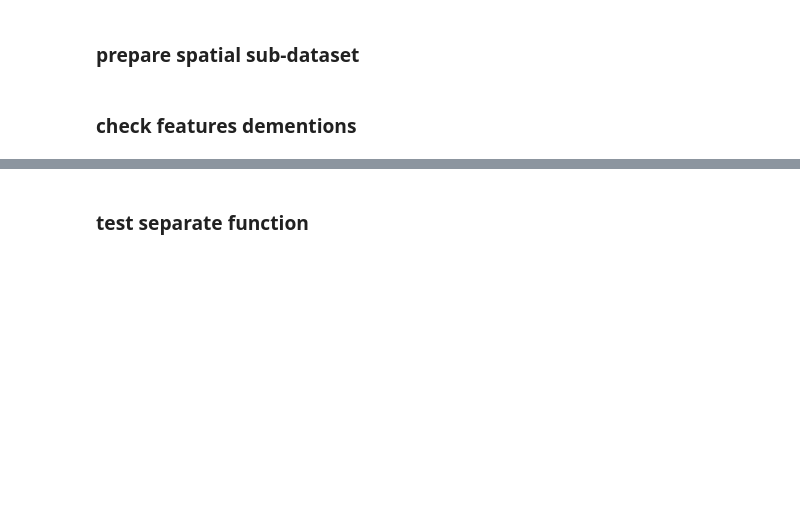
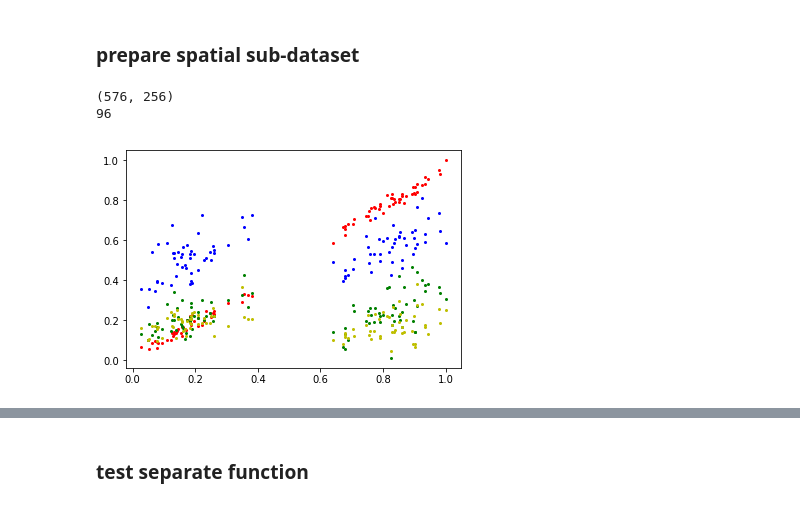
Before and after one commit to huyhoangk50/rice_recognition, a Jupyter notebook: SimpleNet/SimpleNet.ipynb, the cells around one changed output, grey strips where cells are left out. Saved outputs shown, nothing was run; the diff lists cells and outputs as text; code cells hidden in the pictures; blank space fills up the shorter version.

```diff
--- a/SimpleNet/SimpleNet.ipynb
+++ b/SimpleNet/SimpleNet.ipynb
@@ -12,6 +20,8 @@ from keras.layers import Flatten
 # from unittest import Testcase
 # %% [output]
 Using TensorFlow backend.
+# %%
+dictionary = pd.read_csv('../data/dictionary.csv')
 # %% [markdown]
 # Reconstruct dataset
 # %% [markdown]
@@ -138,2 +56,16 @@ def loadSpatialFeature(spPositions, seedsNum = 96, featuresNum = 6, list_file_pa
+# %%
+def loadSpecData(species, dictPath = '../data/dictionary.csv', dictionary = None):
+    if dictionary is None:
+        dictionary = pd.read_csv(dictPath)
+    listSpecies = dictionary['species']
+#     temp = listSpecies[listSpecies == species]
+#     print temp.index.size
+    index = listSpecies[listSpecies == species].index[0]
+    firstPath = dictionary['1st_spec_path'][index]
+    secondPath = dictionary['2st_spec_path'][index]
+    firstFeatures = readSpecFeature(firstPath)
+    secondFeatures = readSpecFeature(secondPath)
+#     print secondFeatures.shape
+    return np.concatenate((firstFeatures, secondFeatures), axis = 0)
 # %% [markdown]
 ### prepare spatial sub-dataset
@@ -153,2 +72,49 @@ sp6Features = loadSpatialFeature(species6Position)
-# %% [markdown]
-### check features dementions
+# %%
+species = ['NDC1', 'NV1', 'NepCoTien', 'NepThomBacHai', 'NepThomHungYen', 'NepDacSanLienHoa']
+nFeatures = 256
+nClasses = len(species)
+
+for i in range(0, len(species)):
+    if i == 0:
+        data = loadSpecData(species[i])
+#         data = [data]
+#         print data.shape
+    else:
+        dataTemp = loadSpecData(species[i])
+        data = np.concatenate((data, dataTemp), axis = 0)
+print data.shape
+
+nSamples = data.shape[0]/nClasses
+print nSamples
+
+trainRatio = 0.84
+negRatio = 0.2
+nTrainingSamples = int(trainRatio * nSamples)
+nTestSamples = nSamples - nTrainingSamples
+nNegTrainingSamples = int(negRatio * nTrainingSamples)
+
+# temp = data.reshape(nSamples*nClasses,nFeatures)
+for i in range(0, nFeatures):
+    data[:,i] = min_max_scaler.fit_transform(data[:, i])
+
+data = data.reshape(nClasses, nSamples, nFeatures)
+
+plt.figure(1)
+# plt.axis([0, 1, 0, 1])
+# plt.subplot(221)
+# X = range (0, data.shape[1])
+plt.plot(data[0, :, 3], data[0, :, 5], 'or', markersize = 2)
+
+# plt.subplot(222)
+plt.plot(data[0, :, 3], data[1, :, 5], 'ob', markersize = 2)
+
+# plt.subplot(223)
+plt.plot(data[0, :, 3], data[2, :, 5], 'og', markersize = 2)
+
+# plt.subplot(224)
+plt.plot(data[0, :, 3], data[3, :, 5], 'oy', markersize = 2)
+plt.show()
+# %% [output]
+(576, 256)
+96
+[figure, added]
```
Also changed, not shown: parts of 47 cells of this notebook, 3 other files.
